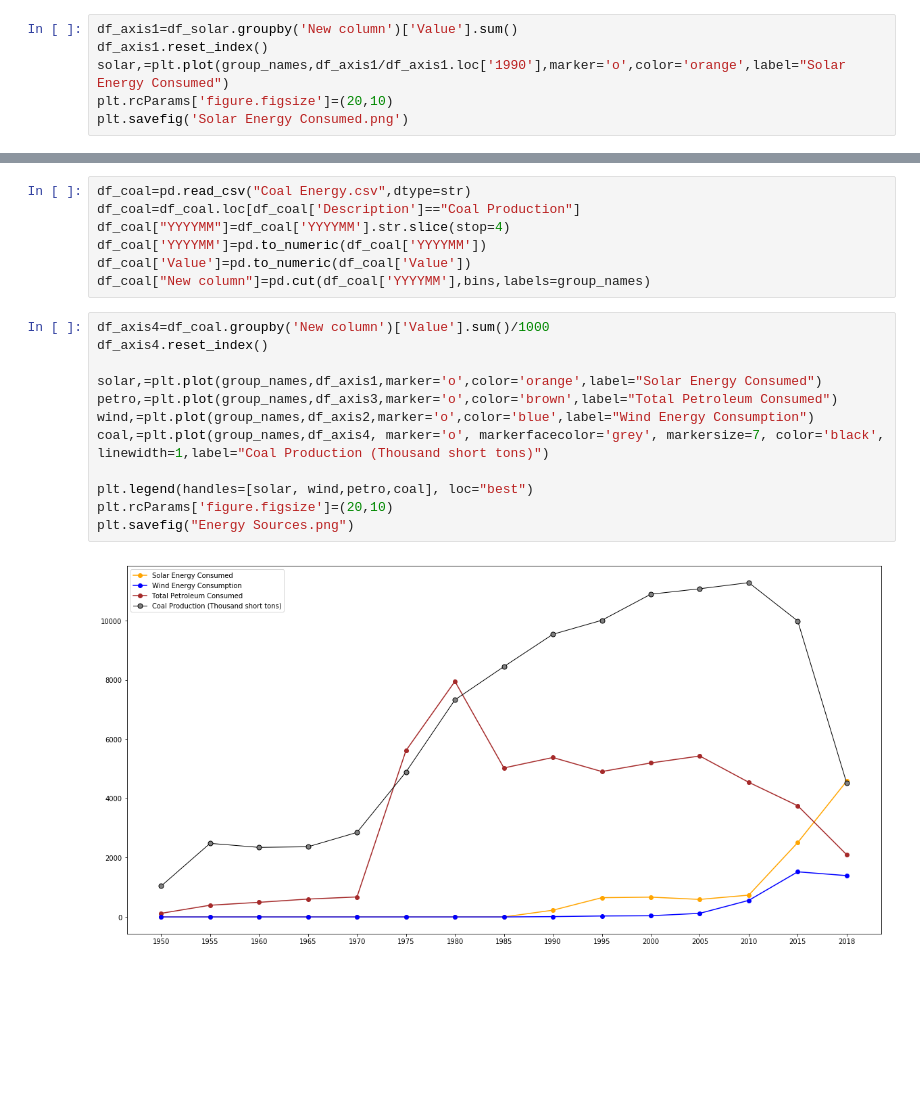
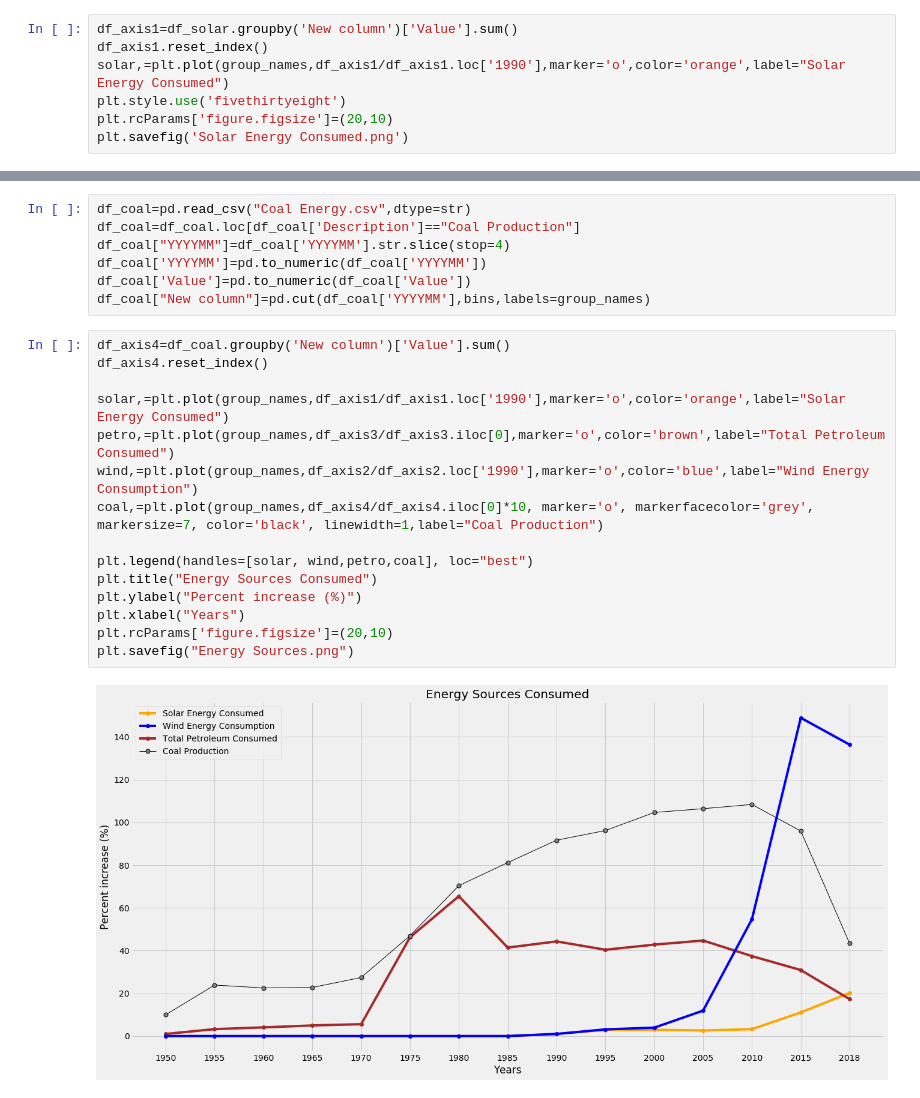
Before and after one commit to seantibbitts/project_1, a Jupyter notebook: Project1.ipynb, the cells around one changed output, grey strips where cells are left out. Cells and saved outputs as stored; diff of their text form; blank space fills up the shorter version.

```diff
--- a/Project1.ipynb
+++ b/Project1.ipynb
@@ -42,6 +42,7 @@ See the caveats in the documentation: http://pandas.pydata.org/pandas-docs/stabl
 df_axis1=df_solar.groupby('New column')['Value'].sum()
 df_axis1.reset_index()
 solar,=plt.plot(group_names,df_axis1/df_axis1.loc['1990'],marker='o',color='orange',label="Solar Energy Consumed")
+plt.style.use('fivethirtyeight')
 plt.rcParams['figure.figsize']=(20,10)
 plt.savefig('Solar Energy Consumed.png')
 # %% [output]
@@ -95,16 +96,19 @@ df_coal['YYYYMM']=pd.to_numeric(df_coal['YYYYMM'])
 df_coal['Value']=pd.to_numeric(df_coal['Value'])
 df_coal["New column"]=pd.cut(df_coal['YYYYMM'],bins,labels=group_names)
 # %%
-df_axis4=df_coal.groupby('New column')['Value'].sum()/1000
+df_axis4=df_coal.groupby('New column')['Value'].sum()
 df_axis4.reset_index()
 
-solar,=plt.plot(group_names,df_axis1,marker='o',color='orange',label="Solar Energy Consumed")
-petro,=plt.plot(group_names,df_axis3,marker='o',color='brown',label="Total Petroleum Consumed")
-wind,=plt.plot(group_names,df_axis2,marker='o',color='blue',label="Wind Energy Consumption")
-coal,=plt.plot(group_names,df_axis4, marker='o', markerfacecolor='grey', markersize=7, color='black', linewidth=1,label="Coal Production (Thousand short tons)")
+solar,=plt.plot(group_names,df_axis1/df_axis1.loc['1990'],marker='o',color='orange',label="Solar Energy Consumed")
+petro,=plt.plot(group_names,df_axis3/df_axis3.iloc[0],marker='o',color='brown',label="Total Petroleum Consumed")
+wind,=plt.plot(group_names,df_axis2/df_axis2.loc['1990'],marker='o',color='blue',label="Wind Energy Consumption")
+coal,=plt.plot(group_names,df_axis4/df_axis4.iloc[0]*10, marker='o', markerfacecolor='grey', markersize=7, color='black', linewidth=1,label="Coal Production")
 
 plt.legend(handles=[solar, wind,petro,coal], loc="best")
+plt.title("Energy Sources Consumed")
+plt.ylabel("Percent increase (%)")
+plt.xlabel("Years")
 plt.rcParams['figure.figsize']=(20,10)
 plt.savefig("Energy Sources.png")
 # %% [output]
-[figure, old version]
+[figure, new version]
```
Also changed, not shown: parts of 3 cells of this notebook.
